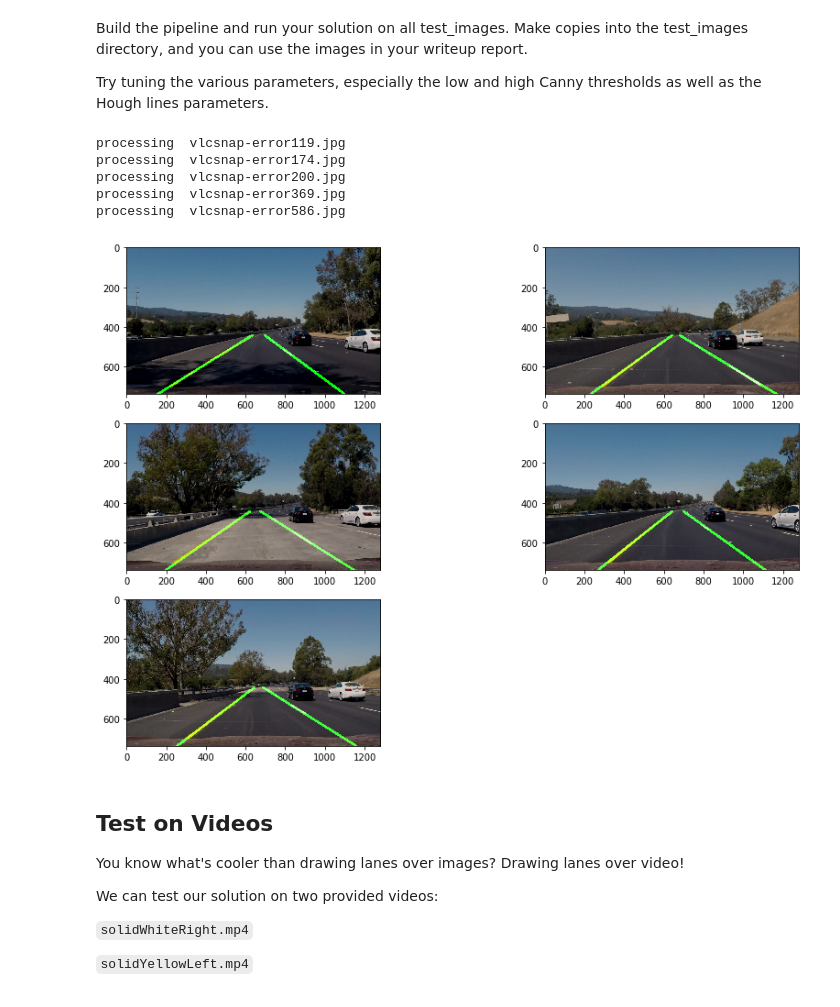
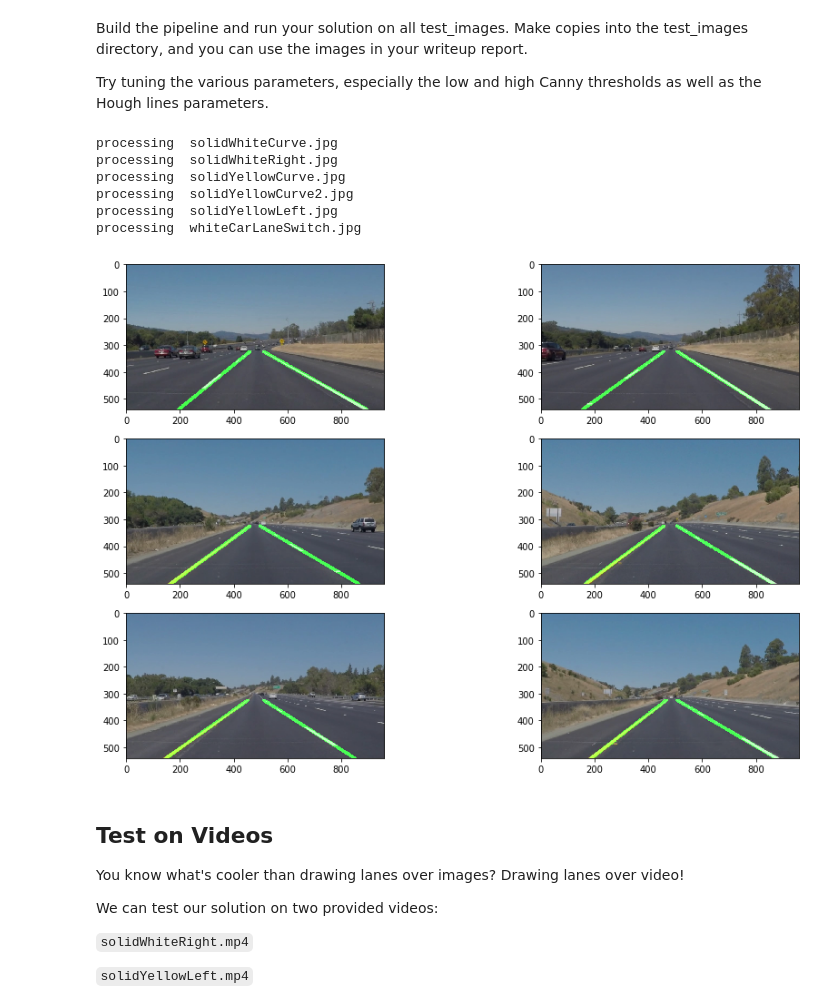
Before and after one commit to Grety/CarND-LaneLines-P1, a Jupyter notebook: P1.ipynb, the cells around one changed output. Saved outputs shown, nothing was run; the diff lists cells and outputs as text; code cells hidden in the pictures.

Commit message:
- save processed images from "test_images" folder

```diff
--- a/P1.ipynb
+++ b/P1.ipynb
@@ -300,28 +300,30 @@ Try tuning the various parameters, especially the low and high Canny thresholds
 # %%
 # TODO: Build your pipeline that will draw lane lines on the test_images
 # then save them to the test_images directory.
 
 fig = plt.figure(figsize=(15,10))
 cols = 2
 rows = math.ceil(len(images) / cols)
 i = 1
 
 for filename in images:
     a=fig.add_subplot(rows,cols, i)
     image = mpimg.imread(images_folder + filename)
     detected = detect_lines(image)
     plt.imshow(detected)
+    mpimg.imsave(images_folder + 'detected_' + filename, detected)
     print('processing ', filename)
     i = i + 1
 
 plt.show()
 # %% [output]
-processing  vlcsnap-error119.jpg
-processing  vlcsnap-error174.jpg
-processing  vlcsnap-error200.jpg
-processing  vlcsnap-error369.jpg
-processing  vlcsnap-error586.jpg
+processing  solidWhiteCurve.jpg
+processing  solidWhiteRight.jpg
+processing  solidYellowCurve.jpg
+processing  solidYellowCurve2.jpg
+processing  solidYellowLeft.jpg
+processing  whiteCarLaneSwitch.jpg
-[figure, old version]
+[figure, new version]
 # %% [markdown]
 ## Test on Videos
 
```
